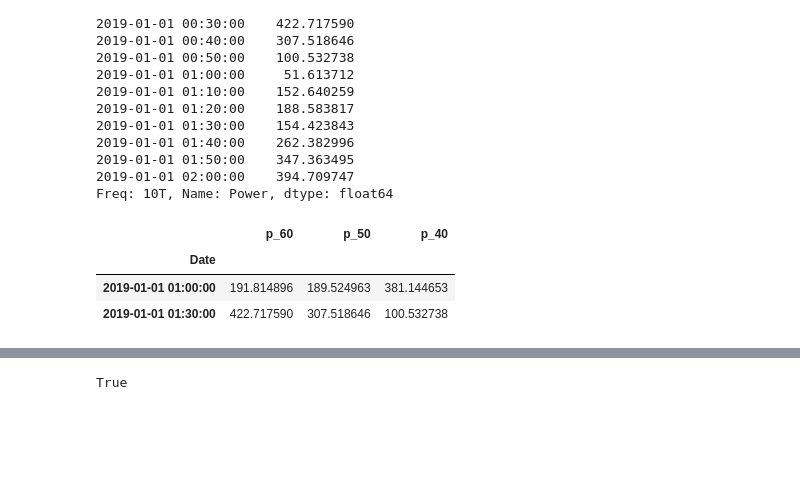
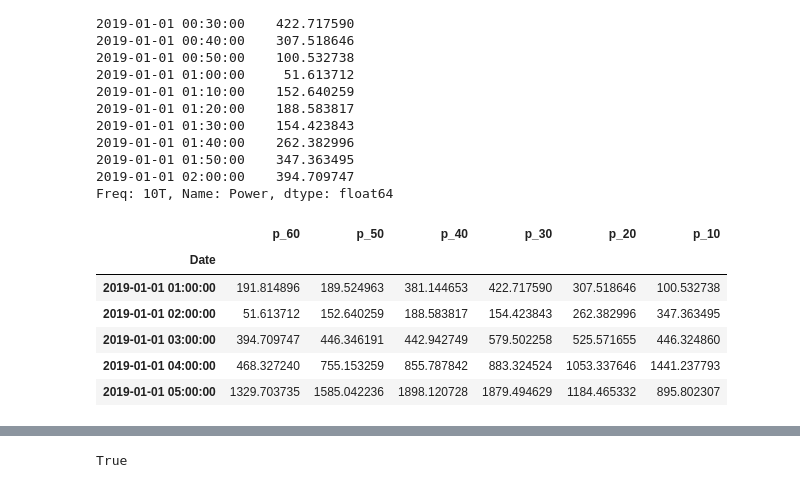
Before and after one commit to camirmas/REStats, a Jupyter notebook: REStats/REStats.ipynb, the cells around one changed output, grey strips where cells are left out. Cells and saved outputs as stored; diff of their text form; code cells hidden in the pictures; blank space fills up the shorter version.

```diff
--- a/REStats/REStats.ipynb
+++ b/REStats/REStats.ipynb
@@ -244,31 +254,34 @@ Date
 2019-01-01 02:00:00    394.709747
 Freq: 10T, Name: Power, dtype: float64
 # %%
-period = wt.index.to_series().asfreq("30T")[2:]
+period = wt.index.to_series().asfreq("1H")[1:]
 
-LAG = 3
+LAG = 6
 
 X = np.zeros((len(period), LAG))
 y = np.zeros(len(period))
 
-current = 6
+current = LAG
 
 for i, row in enumerate(X):
-    X[i, :LAG] = data[current-6:current-LAG]
+    X[i, :LAG] = data[current-LAG:current]
     y[i] = data[current]
-    current += 3
+    current += LAG
 
 columns = [f"p_{6-i}0" for i in range(LAG)]
 
 X = pd.DataFrame(X, index=period, columns=columns)
 y = pd.Series(y, index=period)
 
-X.head(2)
+X.head(5)
 # %% [output]
-|  | p_60 | p_50 | p_40 |
-| Date |  |  |  |
-| 2019-01-01 01:00:00 | 191.814896 | 189.524963 | 381.144653 |
-| 2019-01-01 01:30:00 | 422.717590 | 307.518646 | 100.532738 |
+|  | p_60 | p_50 | p_40 | p_30 | p_20 | p_10 |
+| Date |  |  |  |  |  |  |
+| 2019-01-01 01:00:00 | 191.814896 | 189.524963 | 381.144653 | 422.717590 | 307.518646 | 100.532738 |
+| 2019-01-01 02:00:00 | 51.613712 | 152.640259 | 188.583817 | 154.423843 | 262.382996 | 347.363495 |
+| 2019-01-01 03:00:00 | 394.709747 | 446.346191 | 442.942749 | 579.502258 | 525.571655 | 446.324860 |
+| 2019-01-01 04:00:00 | 468.327240 | 755.153259 | 855.787842 | 883.324524 | 1053.337646 | 1441.237793 |
+| 2019-01-01 05:00:00 | 1329.703735 | 1585.042236 | 1898.120728 | 1879.494629 | 1184.465332 | 895.802307 |
 # %%
 y
 # %% [output]
```
Also changed, not shown: parts of 50 cells of this notebook, 2 other files.
